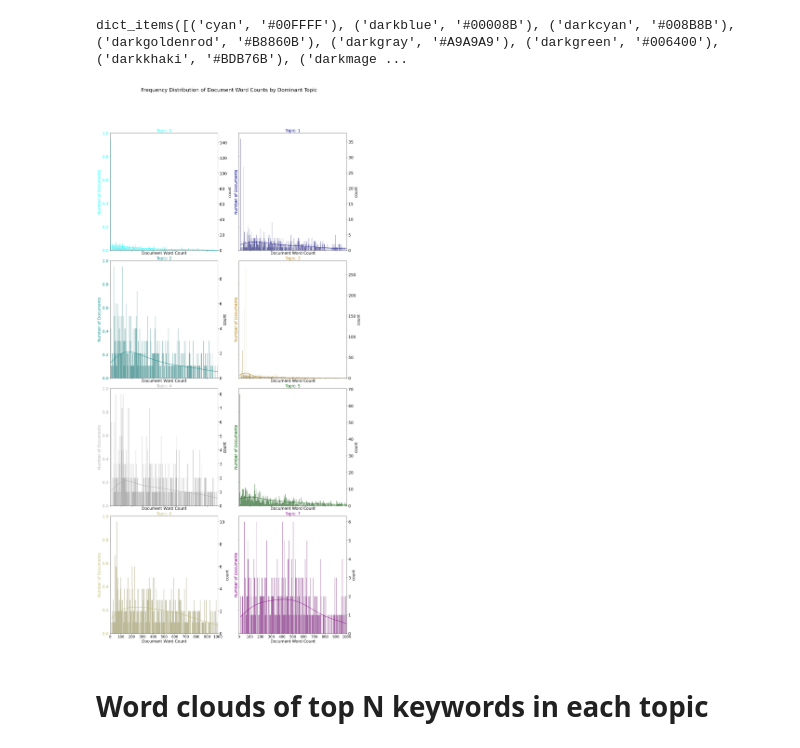
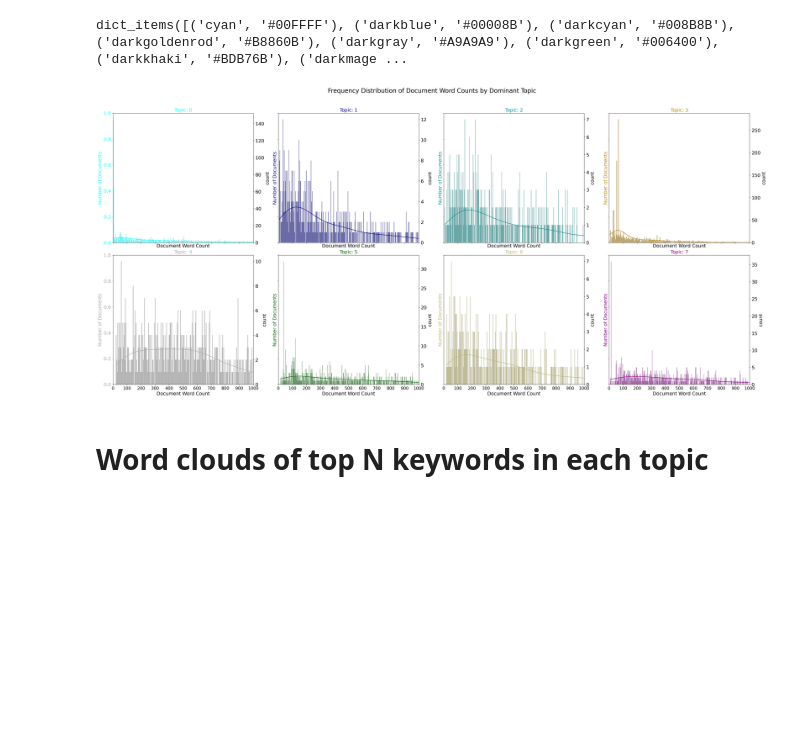
Before and after one commit to farhad-sadeghlo/NLP_Topic_Modeling, a Jupyter notebook: topic_modeling_and_visualization_with_Gensim.ipynb, the cells around one changed output. Drawn from its saved outputs; the diff is of its cells as text; code cells hidden in the pictures; blank space fills up the shorter version.

```diff
--- a/topic_modeling_and_visualization_with_Gensim.ipynb
+++ b/topic_modeling_and_visualization_with_Gensim.ipynb
@@ -870,31 +872,31 @@ dict_items([('cyan', '#00FFFF'), ('darkblue', '#00008B'), ('darkcyan', '#008B8B'
 # %%
 import seaborn as sns
 # import matplotlib.colors as mcolors
 cols = [color for name, color in cnames.items()]  # more colors: 'mcolors.XKCD_COLORS'
 
-fig, axes = plt.subplots(numtopic//2,2,figsize=(16,34), dpi=160, sharex=True, sharey=True)
+fig, axes = plt.subplots(numtopic//4,4,figsize=(34, 16), dpi=160, sharex=True, sharey=True)
 
 for i, ax in enumerate(axes.flatten()):
     df_dominant_topic_sub = df_dominant_topic.loc[df_dominant_topic.Dominant_Topic == i, :]
     doc_lens = [len(d) for d in df_dominant_topic_sub.Text]
     ax.tick_params(axis='y', labelcolor=cols[i], color=cols[i], labelsize=17)
     sns.histplot(doc_lens, kde=True, ax=ax.twinx(), bins=1000, color=cols[i])
     ax.set(xlim=(0, 1000))
     xlabels = ['{:.0f}'.format(x) + '' for x in ax.get_xticks()]
     ax.set_xticklabels(xlabels, fontsize=15)
     ax.set_xlabel('Document Word Count', fontsize=17)
     ax.set_ylabel('Number of Documents', color=cols[i], fontsize=17)
     ax.set_title('Topic: '+str(i), fontdict=dict(size=17, color=cols[i]), fontsize=17)
     plt.yticks(fontsize=17)
     plt.ylabel('count', fontsize=17)
     ax.xaxis.set_major_locator(plt.MaxNLocator(10))
 
 fig.tight_layout()
 fig.subplots_adjust(top=0.9)
 fig.suptitle('Frequency Distribution of Document Word Counts by Dominant Topic', fontsize=22)
 plt.show()
 # %% [output]
-[figure, old version]
+[figure, new version]
 # %% [markdown]
 # Word clouds of top N keywords in each topic
 # %%
```
Also changed, not shown: parts of 20 cells of this notebook.
